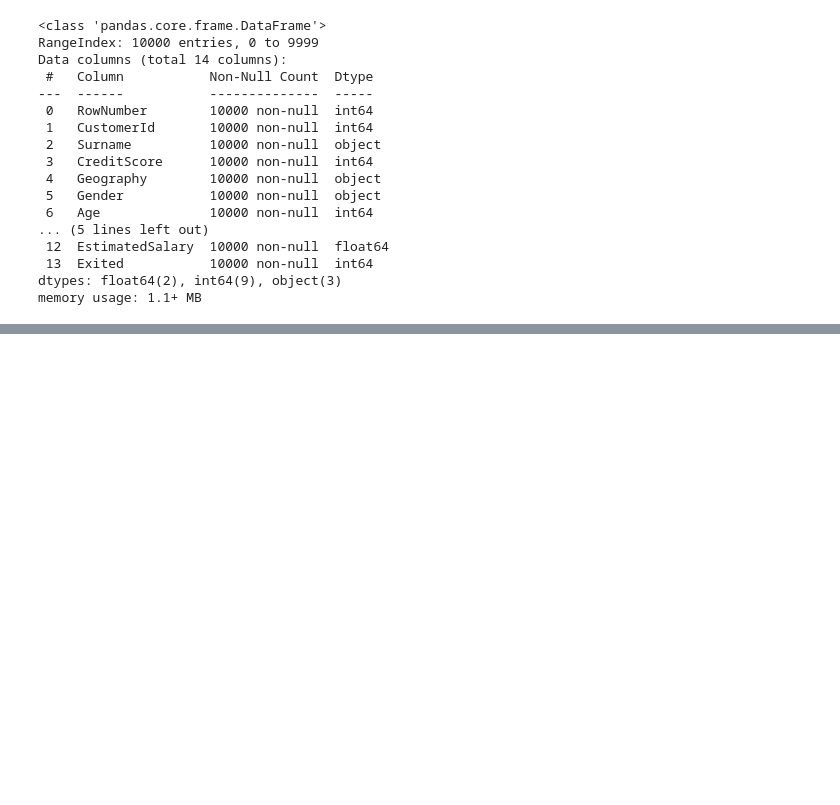
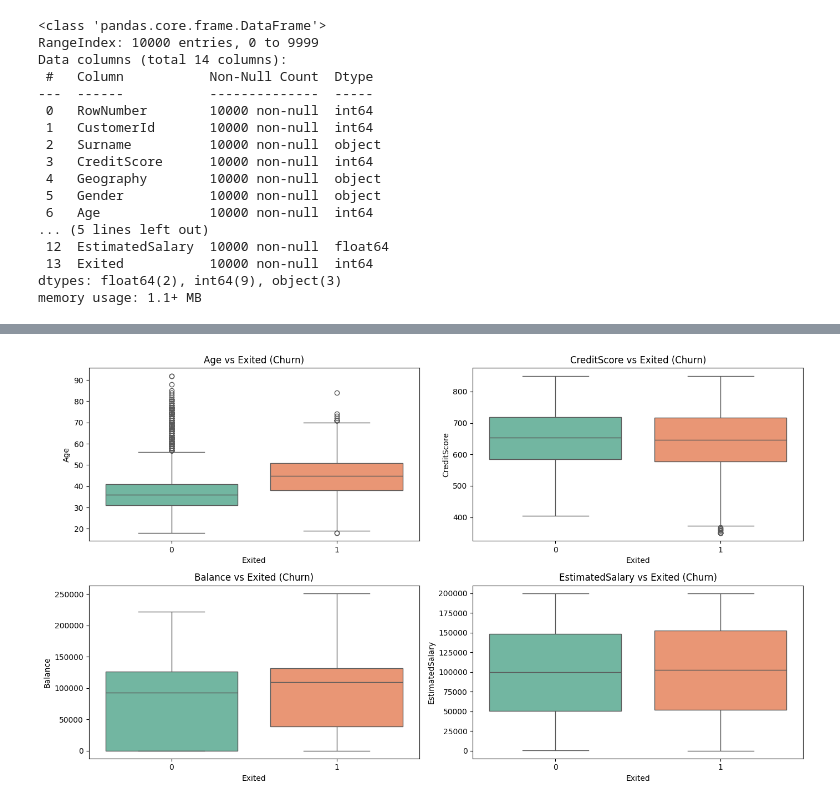
Before and after one commit to AbdelmoezAlaa91/Bank_churn_prediction, a Jupyter notebook: model.ipynb, the cells around one changed output, grey strips where cells are left out. Cells and saved outputs as stored; diff of their text form; code cells hidden in the pictures; blank space fills up the shorter version.

```diff
--- a/model.ipynb
+++ b/model.ipynb
@@ -60,0 +83,11 @@ df.describe()
+# %%
+plt.figure(figsize=(14, 8))
+for i, col in enumerate(num_cols, 1):
+    plt.subplot(2, 2, i)
+    sns.boxplot(x='Exited', y=col, data=df, hue='Exited', palette='Set2', legend=False)
+    plt.title(f'{col} vs Exited (Churn)', fontsize=12)
+
+plt.tight_layout()
+plt.show()
+# %% [output]
+[figure, added]
```
Also changed, not shown: parts of 3 cells of this notebook.
